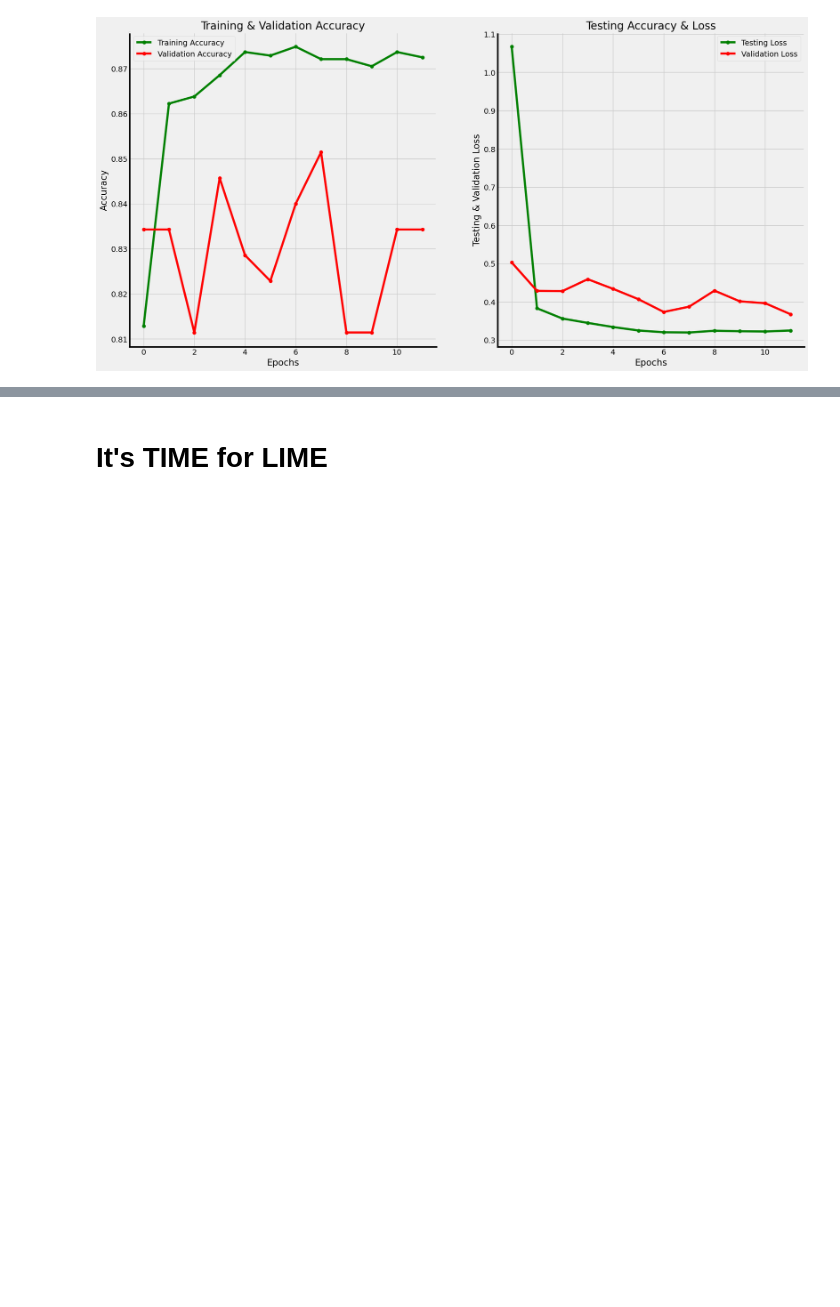
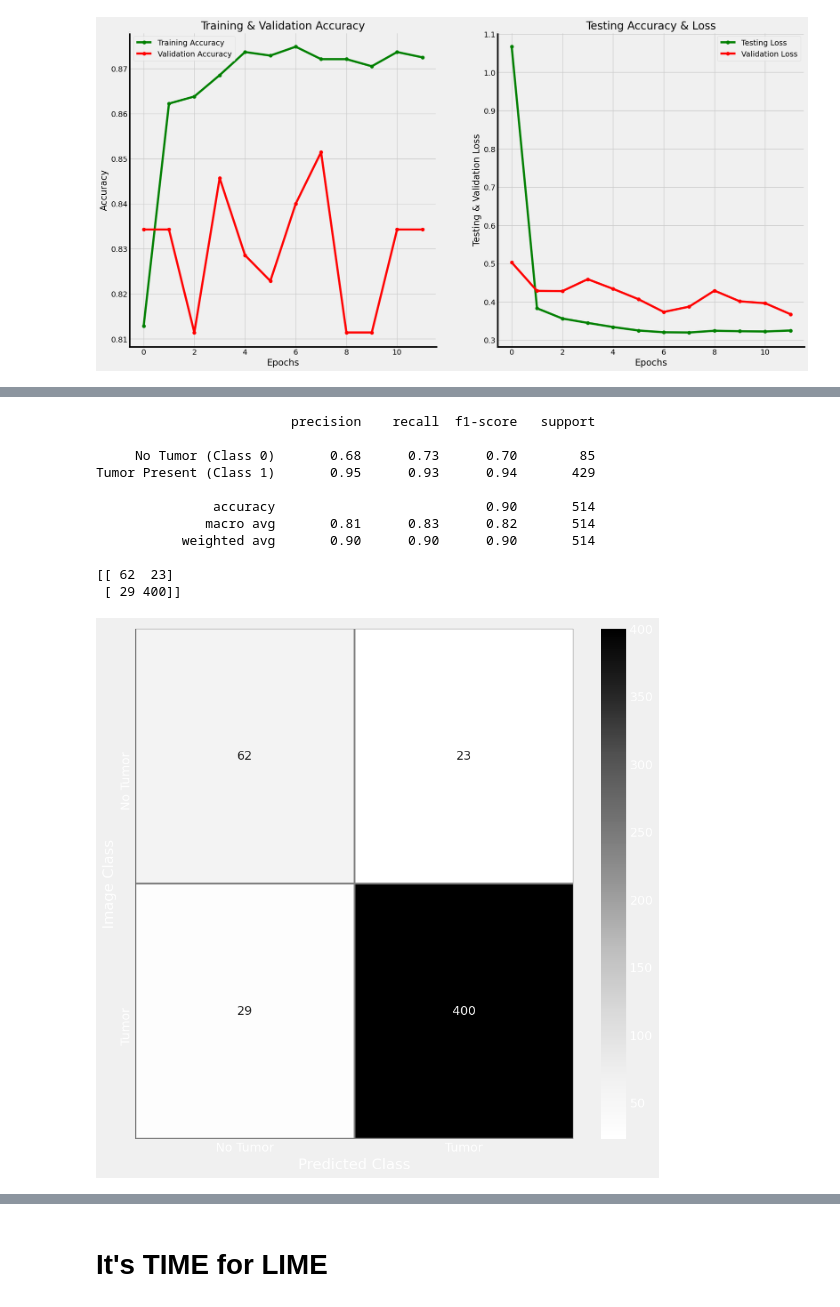
Before and after one commit to samjdedes/MRI_brain_scan_tumor_detection, a Jupyter notebook: notebooks/exploratory/EDA.ipynb, the cells around one changed output, grey strips where cells are left out. Drawn from its saved outputs; the diff is of its cells as text; code cells hidden in the pictures; blank space fills up the shorter version.

Commit message:
Final notebook, index.ipynb,  added in reports/notebooks

```diff
--- a/notebooks/exploratory/EDA.ipynb
+++ b/notebooks/exploratory/EDA.ipynb
@@ -17,15 +14,17 @@ import os
 import cv2
 from sklearn.model_selection import train_test_split
 # %%
-def get_img_paths(base_dir, ignore_filetypes=['.txt', '.cpp', '.gif']):
+def get_img_paths(base_dir, ignore_filetypes=['.tplot_confusion_matrix.cpp', '.gif']):
     """
-    Inputs:
-        base_dir (string/ os.path type) relative path to the directory with folders containing images
+    Retrieves paths to all files given a base directory.
+
+    Parameters:
+        base_dir (string): relative path to the directory with folders containing images
         *kwargs
-        ignore_filetypes (list of strings) filetypes to exclude from output
-        type_foldes (dictionary) folders that identify different filetypes and add identifiers to add to output
+        Not supported: ignore_filetypes (list of strings) filetypes to exclude from output
+        Not supported: type_folders (dictionary) folders that identify different filetypes and add identifiers to add to output
     Returns:
-        paths (list of tuples) relative paths to files with identifiers
+        paths (list of tuples): relative paths (string) to files with identifiers (int)
     """
     absent_paths = []
     present_paths = []
@@ -72,13 +71,13 @@ len(present)
 # %%
 def get_data(input_data, img_size=150):
     """
-    This function takes an image type and classification with matching index and returns  image data with classification
+    Retrieves image data with classification, and path
 
-    Input:
-        input_data (list of tuples) paths leading to image data to be loaded and classification
+    Parameters:
+        input_data (list of tuples): paths leading to image data to be loaded and classification
 
     Returns:
-        data (np.array) image data with classification
+        data (np.array of tuples): image data (np.array) with classification (int), and path (string)
     """
 
     data = []
@@ -995,2 +1095,15 @@ plot_metrics(ssm_history)
 # %%
-plot_confusion_matrix(ssm, x_test, y_test, filename='2nd_Model')
+plot_confusion_matrix(model3, x_test, y_test, filename='model_3')
+# %% [output]
+                         precision    recall  f1-score   support
+
+     No Tumor (Class 0)       0.68      0.73      0.70        85
+Tumor Present (Class 1)       0.95      0.93      0.94       429
+
+               accuracy                           0.90       514
+              macro avg       0.81      0.83      0.82       514
+           weighted avg       0.90      0.90      0.90       514
+
+[[ 62  23]
+ [ 29 400]]
+[figure, added]
```
Also changed, not shown: parts of 30 cells of this notebook, 24 other files.
